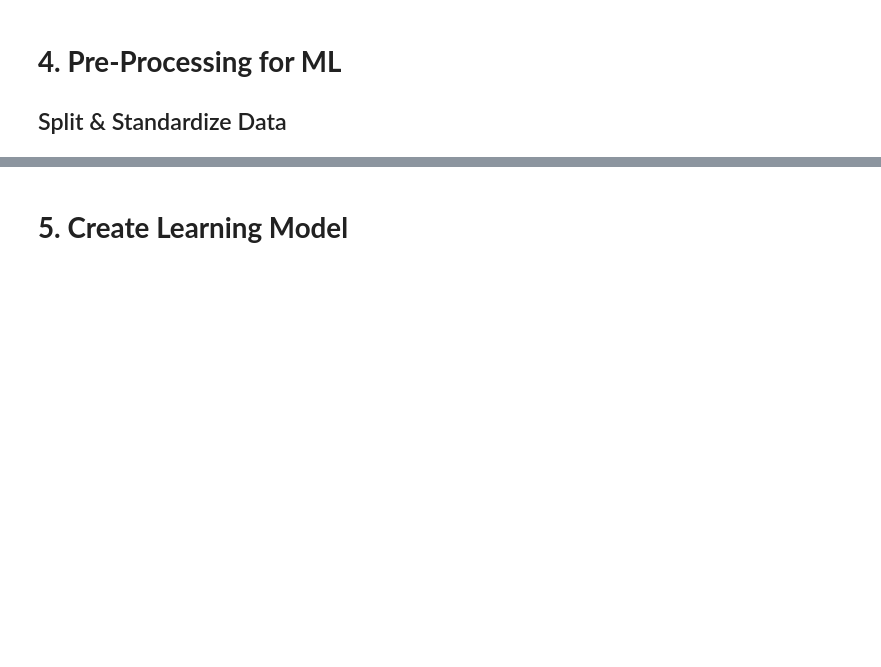
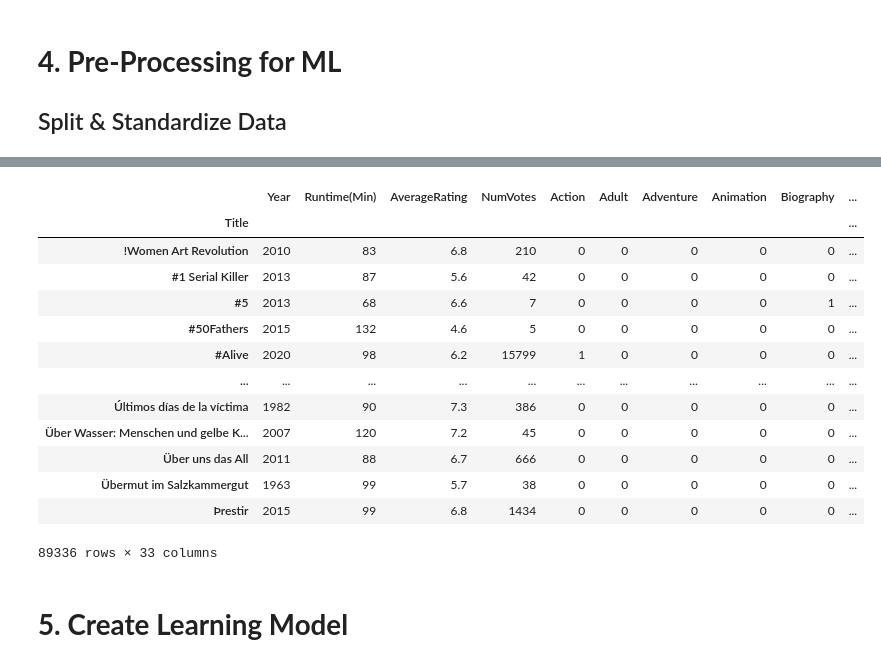
Before and after one commit to hemsmalli5/test, a Jupyter notebook: Project_Master.ipynb, the cells around one changed output, grey strips where cells are left out. Saved outputs shown, nothing was run; the diff lists cells and outputs as text; code cells hidden in the pictures; blank space fills up the shorter version.

Commit message:
Adding updated ETL steps for real data

```diff
--- a/Project_Master.ipynb
+++ b/Project_Master.ipynb
@@ -126,6 +278,3 @@ movie_data_2
-# %%
-# Reset Index
-movie_data_2 = movie_data_2.reset_index(drop=True)
 # %%
 # Rename columns
 movie_data_2 = movie_data_2.rename(columns = {"primaryTitle":"Title", "startYear":"Year",
@@ -136,3 +299,6 @@ movie_data_2
+# %%
+# Make Movie name the Index
+movie_data_2 = movie_data_2.set_index('Title')
 # %% [markdown]
 ## Split Genres & Director Columns
 # %%
@@ -155,8 +368,7 @@ movie_data_2["Directors"] = movie_data_2.Directors.apply(lambda x: x.split(','))
 # %%
 # Use MultiLabelBinarizer() to break up and encode Directors list
-mlb = MultiLabelBinarizer()
-movie_data_2 = movie_data_2.join(pd.DataFrame(mlb.fit_transform(movie_data_2.pop('Directors')), columns=mlb.classes_, index=movie_data_2.index))
-movie_data_2
+#movie_data_2 = movie_data_2.join(pd.DataFrame(mlb.fit_transform(movie_data_2.pop('Directors')), columns=mlb.classes_, index=movie_data_2.index))
+#movie_data_2
 # %% [markdown]
 # **4. Pre-Processing for ML**
 ## Split & Standardize Data
@@ -163,2 +380,21 @@ movie_data_2
+# %%
+# Drop Directors column
+movie_data_2 = movie_data_2.drop(columns= 'Directors')
+movie_data_2
+# %% [output]
+|  | Year | Runtime(Min) | AverageRating | NumVotes | Action | Adult | Adventure | Animation | Biography | ... |
+| Title |  |  |  |  |  |  |  |  |  | ... |
+| !Women Art Revolution | 2010 | 83 | 6.8 | 210 | 0 | 0 | 0 | 0 | 0 | ... |
+| #1 Serial Killer | 2013 | 87 | 5.6 | 42 | 0 | 0 | 0 | 0 | 0 | ... |
+| #5 | 2013 | 68 | 6.6 | 7 | 0 | 0 | 0 | 0 | 1 | ... |
+| #50Fathers | 2015 | 132 | 4.6 | 5 | 0 | 0 | 0 | 0 | 0 | ... |
+| #Alive | 2020 | 98 | 6.2 | 15799 | 1 | 0 | 0 | 0 | 0 | ... |
+| ... | ... | ... | ... | ... | ... | ... | ... | ... | ... | ... |
+| Últimos días de la víctima | 1982 | 90 | 7.3 | 386 | 0 | 0 | 0 | 0 | 0 | ... |
+| Über Wasser: Menschen und gelbe K... | 2007 | 120 | 7.2 | 45 | 0 | 0 | 0 | 0 | 0 | ... |
+| Über uns das All | 2011 | 88 | 6.7 | 666 | 0 | 0 | 0 | 0 | 0 | ... |
+| Übermut im Salzkammergut | 1963 | 99 | 5.7 | 38 | 0 | 0 | 0 | 0 | 0 | ... |
+| Þrestir | 2015 | 99 | 6.8 | 1434 | 0 | 0 | 0 | 0 | 0 | ... |
+89336 rows × 33 columns
 # %%
 # Split preprocessed data into features and target arrays
```
Also changed, not shown: parts of 22 cells of this notebook.
